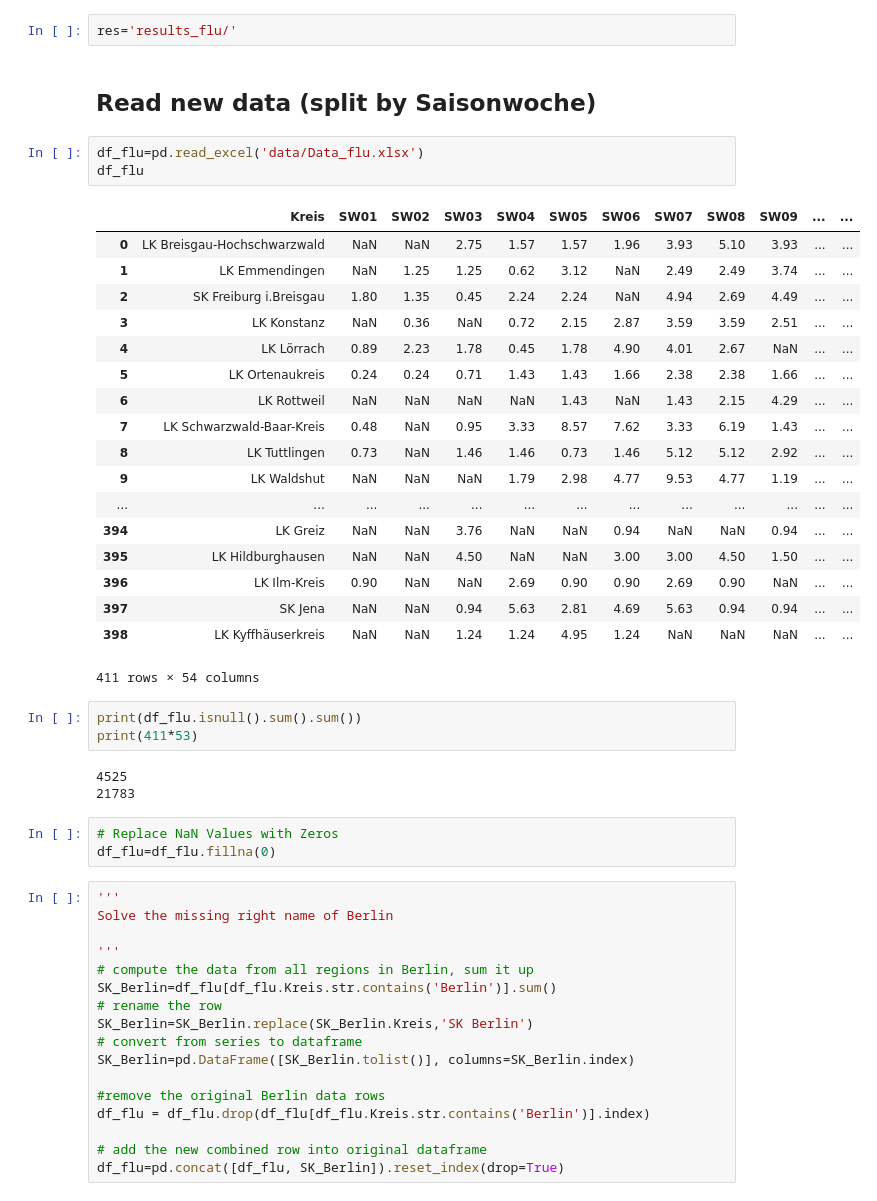
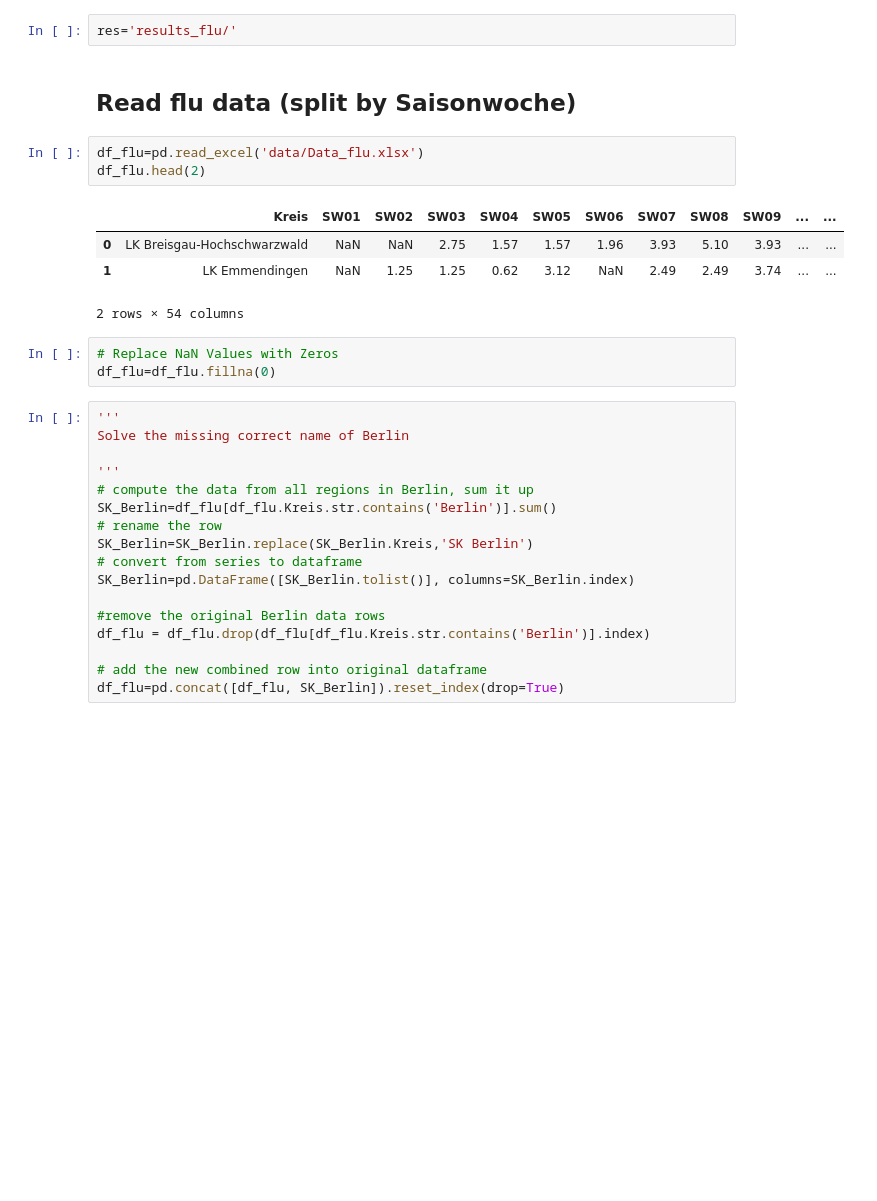
Before and after one commit to HuiranLiu/Long-distance-travel-human-mobility, a Jupyter notebook: Levy-Flu.ipynb, the cells around one changed output. Cells and saved outputs as stored; diff of their text form; blank space fills up the shorter version.

```diff
--- a/Levy-Flu.ipynb
+++ b/Levy-Flu.ipynb
@@ -34,41 +38,21 @@ pd.set_option('display.max_rows', 500)
 # %%
 res='results_flu/'
 # %% [markdown]
-## Read new data (split by Saisonwoche)
+## Read flu data (split by Saisonwoche)
 # %%
 df_flu=pd.read_excel('data/Data_flu.xlsx')
-df_flu
+df_flu.head(2)
 # %% [output]
 |  | Kreis | SW01 | SW02 | SW03 | SW04 | SW05 | SW06 | SW07 | SW08 | SW09 | ... | ... |
 | 0 | LK Breisgau-Hochschwarzwald | NaN | NaN | 2.75 | 1.57 | 1.57 | 1.96 | 3.93 | 5.10 | 3.93 | ... | ... |
 | 1 | LK Emmendingen | NaN | 1.25 | 1.25 | 0.62 | 3.12 | NaN | 2.49 | 2.49 | 3.74 | ... | ... |
-| 2 | SK Freiburg i.Breisgau | 1.80 | 1.35 | 0.45 | 2.24 | 2.24 | NaN | 4.94 | 2.69 | 4.49 | ... | ... |
-| 3 | LK Konstanz | NaN | 0.36 | NaN | 0.72 | 2.15 | 2.87 | 3.59 | 3.59 | 2.51 | ... | ... |
-| 4 | LK Lörrach | 0.89 | 2.23 | 1.78 | 0.45 | 1.78 | 4.90 | 4.01 | 2.67 | NaN | ... | ... |
-| 5 | LK Ortenaukreis | 0.24 | 0.24 | 0.71 | 1.43 | 1.43 | 1.66 | 2.38 | 2.38 | 1.66 | ... | ... |
-| 6 | LK Rottweil | NaN | NaN | NaN | NaN | 1.43 | NaN | 1.43 | 2.15 | 4.29 | ... | ... |
-| 7 | LK Schwarzwald-Baar-Kreis | 0.48 | NaN | 0.95 | 3.33 | 8.57 | 7.62 | 3.33 | 6.19 | 1.43 | ... | ... |
-| 8 | LK Tuttlingen | 0.73 | NaN | 1.46 | 1.46 | 0.73 | 1.46 | 5.12 | 5.12 | 2.92 | ... | ... |
-| 9 | LK Waldshut | NaN | NaN | NaN | 1.79 | 2.98 | 4.77 | 9.53 | 4.77 | 1.19 | ... | ... |
-| ... | ... | ... | ... | ... | ... | ... | ... | ... | ... | ... | ... | ... |
-| 394 | LK Greiz | NaN | NaN | 3.76 | NaN | NaN | 0.94 | NaN | NaN | 0.94 | ... | ... |
-| 395 | LK Hildburghausen | NaN | NaN | 4.50 | NaN | NaN | 3.00 | 3.00 | 4.50 | 1.50 | ... | ... |
-| 396 | LK Ilm-Kreis | 0.90 | NaN | NaN | 2.69 | 0.90 | 0.90 | 2.69 | 0.90 | NaN | ... | ... |
-| 397 | SK Jena | NaN | NaN | 0.94 | 5.63 | 2.81 | 4.69 | 5.63 | 0.94 | 0.94 | ... | ... |
-| 398 | LK Kyffhäuserkreis | NaN | NaN | 1.24 | 1.24 | 4.95 | 1.24 | NaN | NaN | NaN | ... | ... |
-411 rows × 54 columns
+2 rows × 54 columns
-# %%
-print(df_flu.isnull().sum().sum())
-print(411*53)
-# %% [output]
-4525
-21783
 # %%
 # Replace NaN Values with Zeros
 df_flu=df_flu.fillna(0)
 # %%
 '''
-Solve the missing right name of Berlin
+Solve the missing correct name of Berlin
 
 '''
 # compute the data from all regions in Berlin, sum it up
```
Also changed, not shown: parts of 23 cells of this notebook, 10 other files.
